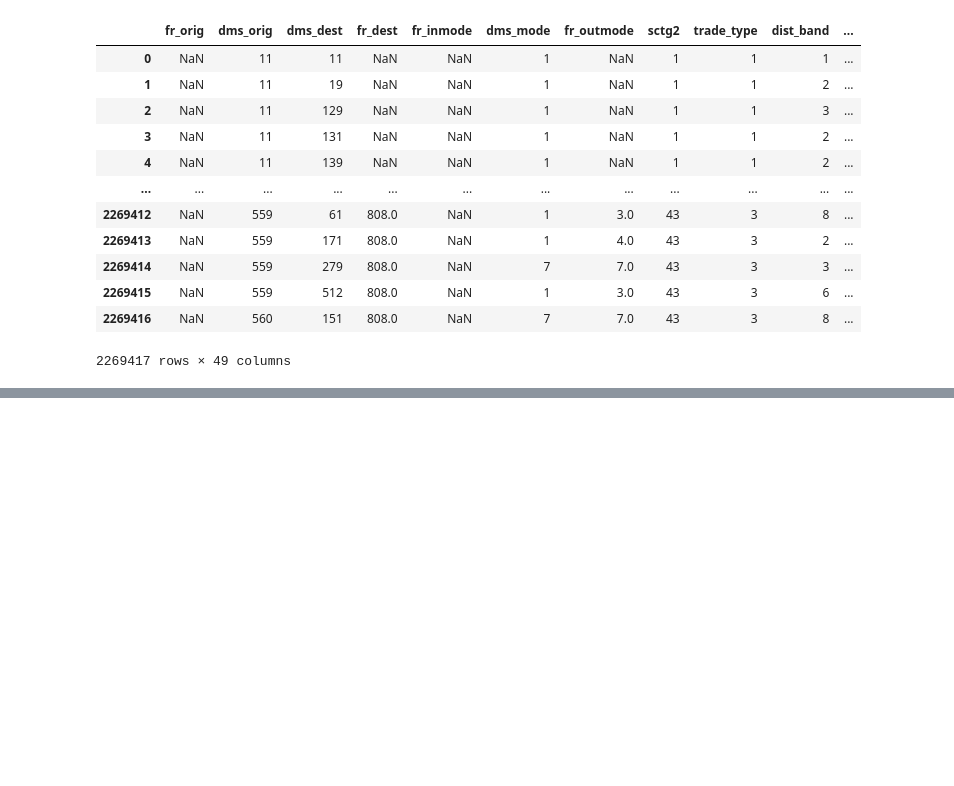
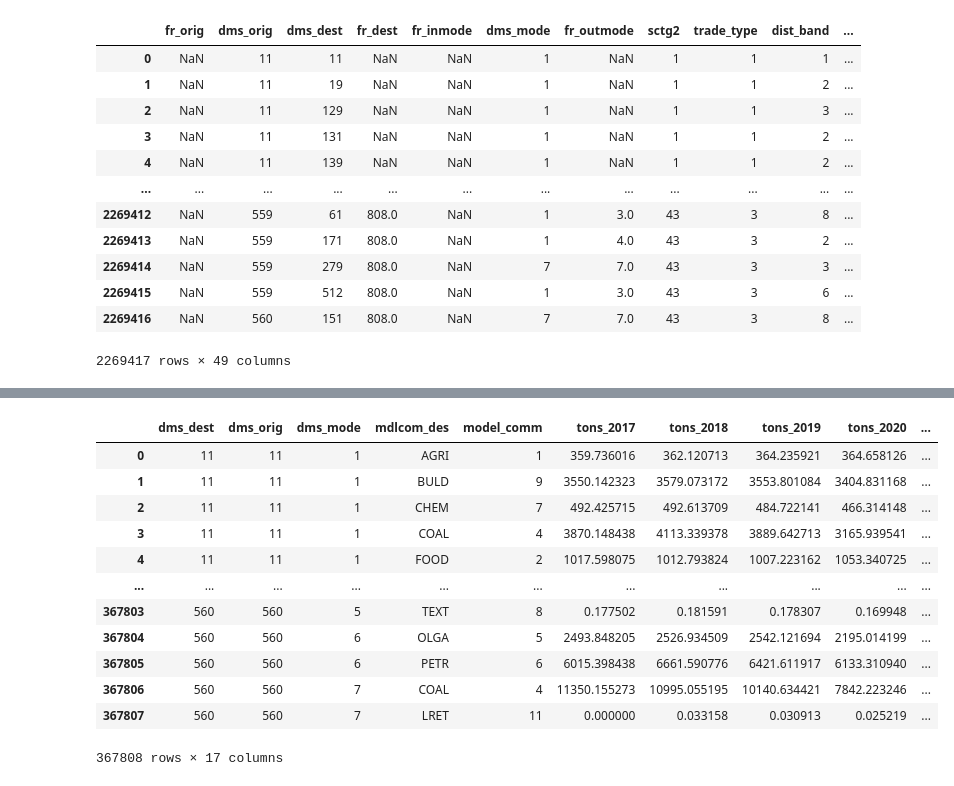
Before and after one commit to aspetersen/FAF-Analysis, a Jupyter notebook: FAF_Analysis.ipynb, the cells around one changed output, grey strips where cells are left out. Cells and saved outputs as stored; diff of their text form; code cells hidden in the pictures; blank space fills up the shorter version.

```diff
--- a/FAF_Analysis.ipynb
+++ b/FAF_Analysis.ipynb
@@ -21,0 +157,19 @@ display(dfFAF)
+# %%
+
+#Aggregating/grouping
+dfFAFMerged1= dfFAFMerged1.groupby(['dms_dest', 'dms_orig','dms_mode','mdlcom_des','model_comm'],as_index=False)[tons].sum()
+dfFAFMerged1
+# %% [output]
+|  | dms_dest | dms_orig | dms_mode | mdlcom_des | model_comm | tons_2017 | tons_2018 | tons_2019 | tons_2020 | ... |
+| 0 | 11 | 11 | 1 | AGRI | 1 | 359.736016 | 362.120713 | 364.235921 | 364.658126 | ... |
+| 1 | 11 | 11 | 1 | BULD | 9 | 3550.142323 | 3579.073172 | 3553.801084 | 3404.831168 | ... |
+| 2 | 11 | 11 | 1 | CHEM | 7 | 492.425715 | 492.613709 | 484.722141 | 466.314148 | ... |
+| 3 | 11 | 11 | 1 | COAL | 4 | 3870.148438 | 4113.339378 | 3889.642713 | 3165.939541 | ... |
+| 4 | 11 | 11 | 1 | FOOD | 2 | 1017.598075 | 1012.793824 | 1007.223162 | 1053.340725 | ... |
+| ... | ... | ... | ... | ... | ... | ... | ... | ... | ... | ... |
+| 367803 | 560 | 560 | 5 | TEXT | 8 | 0.177502 | 0.181591 | 0.178307 | 0.169948 | ... |
+| 367804 | 560 | 560 | 6 | OLGA | 5 | 2493.848205 | 2526.934509 | 2542.121694 | 2195.014199 | ... |
+| 367805 | 560 | 560 | 6 | PETR | 6 | 6015.398438 | 6661.590776 | 6421.611917 | 6133.310940 | ... |
+| 367806 | 560 | 560 | 7 | COAL | 4 | 11350.155273 | 10995.055195 | 10140.634421 | 7842.223246 | ... |
+| 367807 | 560 | 560 | 7 | LRET | 11 | 0.000000 | 0.033158 | 0.030913 | 0.025219 | ... |
+367808 rows × 17 columns
```
Also changed, not shown: parts of 32 cells of this notebook, 1 other file.
